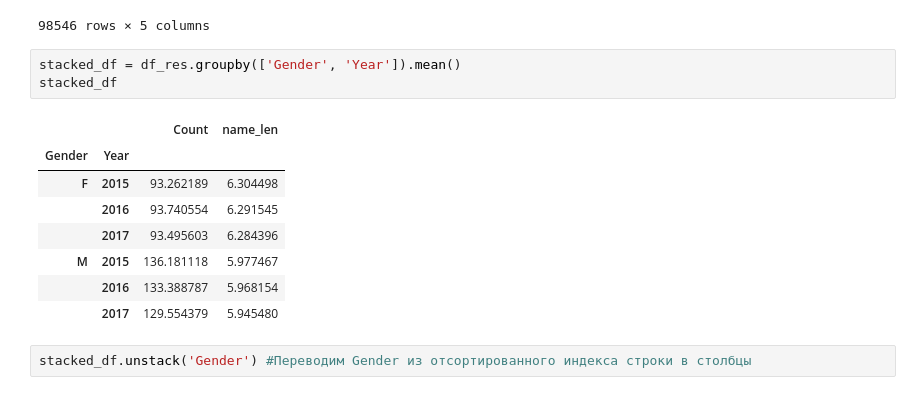
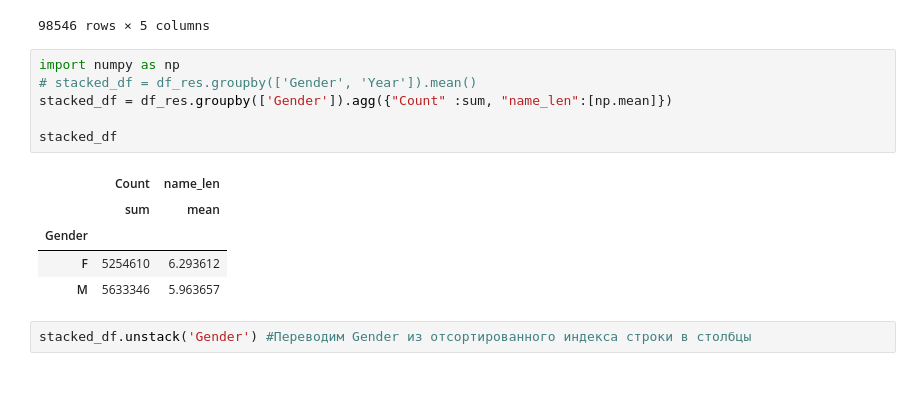
Before and after one commit to apisourse/netology_python_ad, a Jupyter notebook: 2-10/2-10.ipynb, the cells around one changed output. Drawn from its saved outputs; the diff is of its cells as text.

```diff
--- a/2-10/2-10.ipynb
+++ b/2-10/2-10.ipynb
@@ -297,18 +297,18 @@ df_res
 | 32467 | Zylis | M | 5 | 2017 | 5 |
 | 32468 | Zyrie | M | 5 | 2017 | 5 |
 98546 rows × 5 columns
-# %%
-stacked_df = df_res.groupby(['Gender', 'Year']).mean()
-stacked_df
-# %% [output]
-|  |  | Count | name_len |
-| Gender | Year |  |  |
-| F | 2015 | 93.262189 | 6.304498 |
-|  | 2016 | 93.740554 | 6.291545 |
-|  | 2017 | 93.495603 | 6.284396 |
-| M | 2015 | 136.181118 | 5.977467 |
-|  | 2016 | 133.388787 | 5.968154 |
-|  | 2017 | 129.554379 | 5.945480 |
+# %%
+import numpy as np
+# stacked_df = df_res.groupby(['Gender', 'Year']).mean()
+stacked_df = df_res.groupby(['Gender']).agg({"Count" :sum, "name_len":[np.mean]})
+
+stacked_df
+# %% [output]
+|  | Count | name_len |
+|  | sum | mean |
+| Gender |  |  |
+| F | 5254610 | 6.293612 |
+| M | 5633346 | 5.963657 |
 # %%
 stacked_df.unstack('Gender') #Переводим Gender из отсортированного индекса строки в столбцы
 # %% [output]
```
Also changed, not shown: 2 other files.
